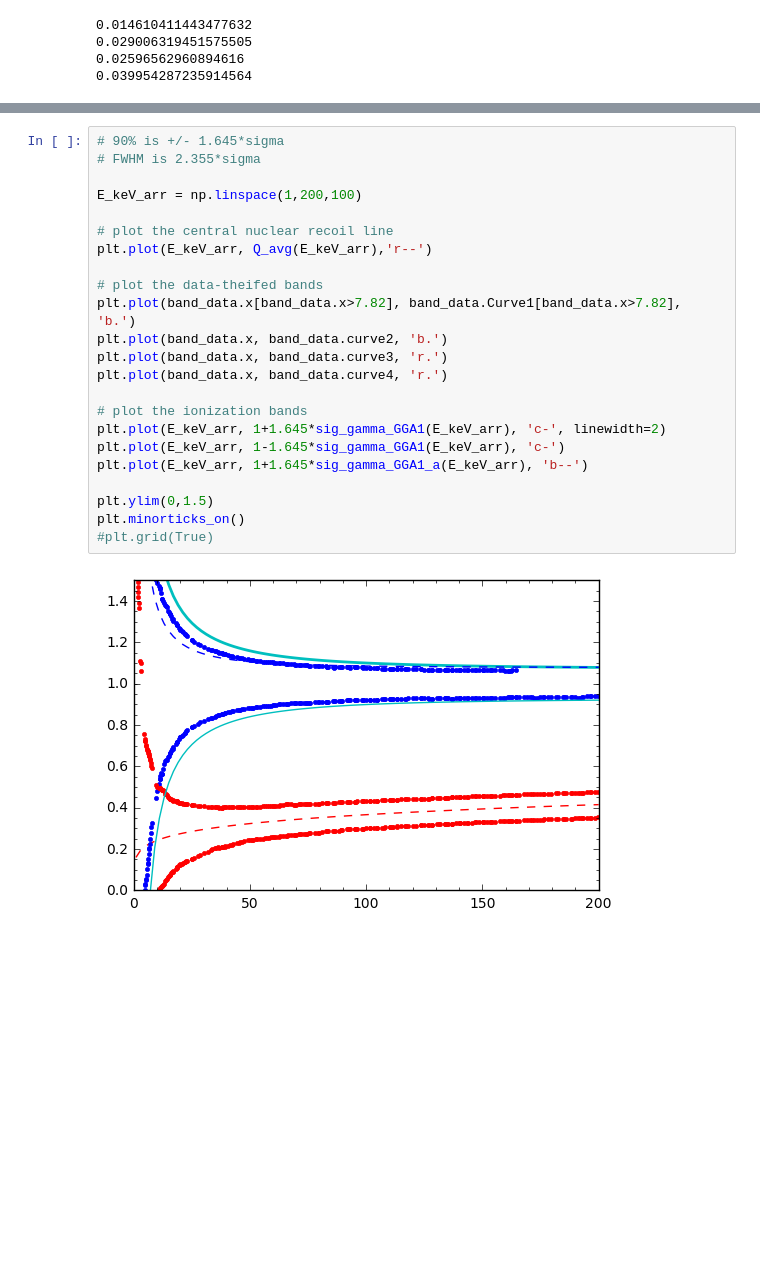
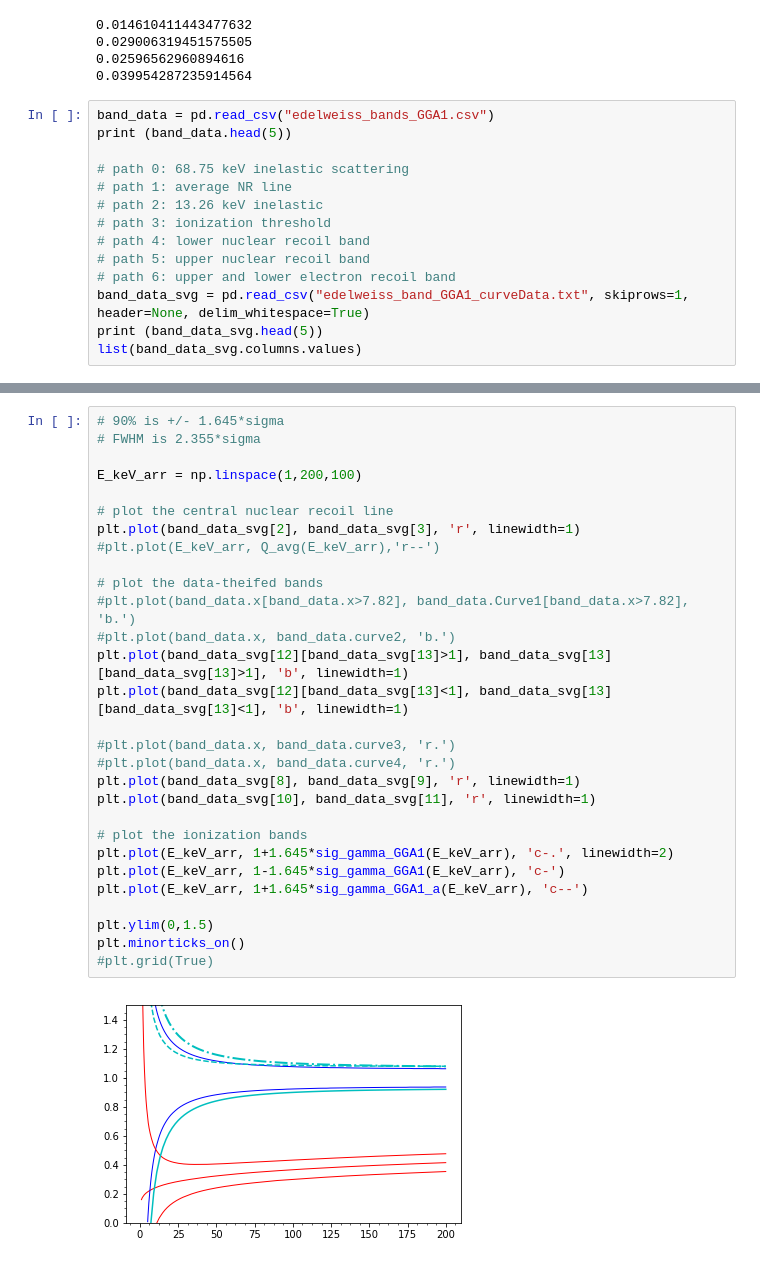
Before and after one commit to villaa/nrFano_Constraint, a Jupyter notebook: Edelweiss_data/Edelweiss_resolution_calculations.ipynb, the cells around one changed output, grey strips where cells are left out. Saved outputs shown, nothing was run; the diff lists cells and outputs as text; blank space fills up the shorter version.

Commit message:
commit ipynb, point data for GGA1

```diff
--- a/Edelweiss_data/Edelweiss_resolution_calculations.ipynb
+++ b/Edelweiss_data/Edelweiss_resolution_calculations.ipynb
@@ -154,3 +139,17 @@ sig_gamma_GGA1_a = get_sig_gamma_func(1.3, 1.3, 2.8, 1.3, 3.5, 4, 1.5)
 0.029006319451575505
 0.02596562960894616
 0.039954287235914564
+# %%
+band_data = pd.read_csv("edelweiss_bands_GGA1.csv")
+print (band_data.head(5))
+
+# path 0: 68.75 keV inelastic scattering
+# path 1: average NR line
+# path 2: 13.26 keV inelastic
+# path 3: ionization threshold
+# path 4: lower nuclear recoil band
+# path 5: upper nuclear recoil band
+# path 6: upper and lower electron recoil band
+band_data_svg = pd.read_csv("edelweiss_band_GGA1_curveData.txt", skiprows=1, header=None, delim_whitespace=True)
+print (band_data_svg.head(5))
+list(band_data_svg.columns.values)
@@ -157,25 +177,31 @@ sig_gamma_GGA1_a = get_sig_gamma_func(1.3, 1.3, 2.8, 1.3, 3.5, 4, 1.5)
 # %%
 # 90% is +/- 1.645*sigma
 # FWHM is 2.355*sigma
 
 E_keV_arr = np.linspace(1,200,100)
 
 # plot the central nuclear recoil line
-plt.plot(E_keV_arr, Q_avg(E_keV_arr),'r--')
+plt.plot(band_data_svg[2], band_data_svg[3], 'r', linewidth=1)
+#plt.plot(E_keV_arr, Q_avg(E_keV_arr),'r--')
 
 # plot the data-theifed bands
-plt.plot(band_data.x[band_data.x>7.82], band_data.Curve1[band_data.x>7.82], 'b.')
-plt.plot(band_data.x, band_data.curve2, 'b.')
-plt.plot(band_data.x, band_data.curve3, 'r.')
-plt.plot(band_data.x, band_data.curve4, 'r.')
+#plt.plot(band_data.x[band_data.x>7.82], band_data.Curve1[band_data.x>7.82], 'b.')
+#plt.plot(band_data.x, band_data.curve2, 'b.')
+plt.plot(band_data_svg[12][band_data_svg[13]>1], band_data_svg[13][band_data_svg[13]>1], 'b', linewidth=1)
+plt.plot(band_data_svg[12][band_data_svg[13]<1], band_data_svg[13][band_data_svg[13]<1], 'b', linewidth=1)
+
+#plt.plot(band_data.x, band_data.curve3, 'r.')
+#plt.plot(band_data.x, band_data.curve4, 'r.')
+plt.plot(band_data_svg[8], band_data_svg[9], 'r', linewidth=1)
+plt.plot(band_data_svg[10], band_data_svg[11], 'r', linewidth=1)
 
 # plot the ionization bands
-plt.plot(E_keV_arr, 1+1.645*sig_gamma_GGA1(E_keV_arr), 'c-', linewidth=2)
+plt.plot(E_keV_arr, 1+1.645*sig_gamma_GGA1(E_keV_arr), 'c-.', linewidth=2)
 plt.plot(E_keV_arr, 1-1.645*sig_gamma_GGA1(E_keV_arr), 'c-')
-plt.plot(E_keV_arr, 1+1.645*sig_gamma_GGA1_a(E_keV_arr), 'b--')
+plt.plot(E_keV_arr, 1+1.645*sig_gamma_GGA1_a(E_keV_arr), 'c--')
 
 plt.ylim(0,1.5)
 plt.minorticks_on()
 #plt.grid(True)
 # %% [output]
-[figure, old version]
+[figure, new version]
```
Also changed, not shown: parts of 4 cells of this notebook, 2 other files.
